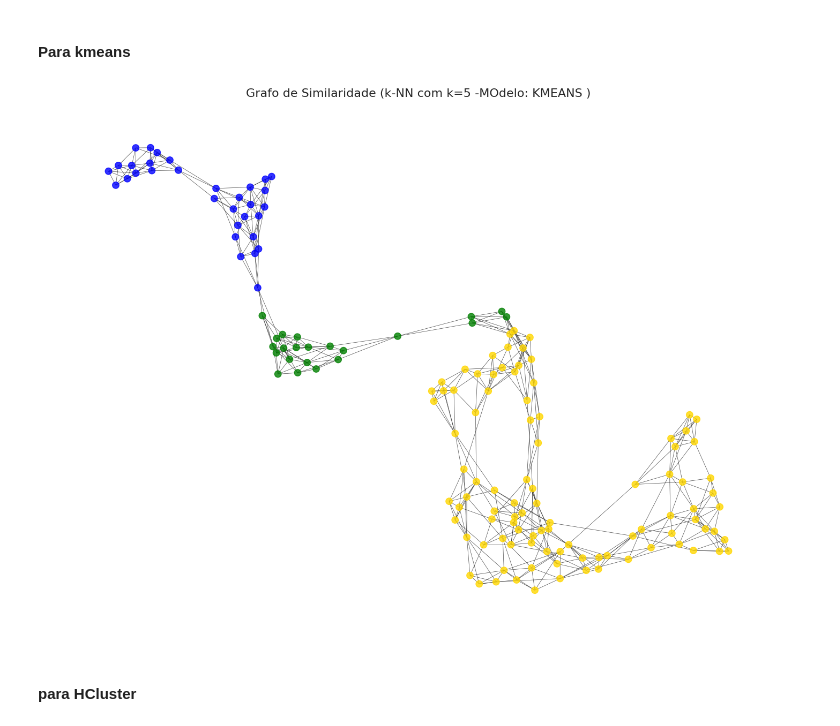
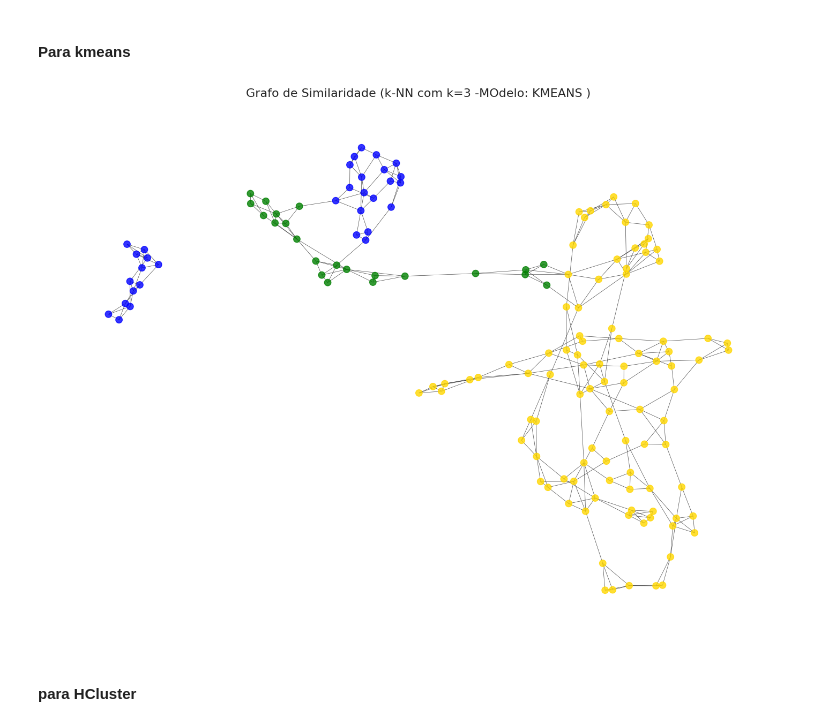
Before and after one commit to alessandropessoa/ciencia-de-Dados, a Jupyter notebook: 0001-apcb-clustering-2.ipynb, the cells around one changed output. Cells and saved outputs as stored; diff of their text form; code cells hidden in the pictures.

```diff
--- a/0001-apcb-clustering-2.ipynb
+++ b/0001-apcb-clustering-2.ipynb
@@ -1561,9 +1591,9 @@ Projeção concluída.
 # %% [markdown]
 #### Para kmeans
 # %%
-plotar_grafo_similaridade(X_scaled, final_labels, n_vizinhos=5,modelo="KMEANS")
+plotar_grafo_similaridade(X_scaled, final_labels, n_vizinhos=3,modelo="KMEANS")
 # %% [output]
-[figure, old version]
+[figure, new version]
 # %% [markdown]
 #### para HCluster
 # %%
```
Also changed, not shown: parts of 20 cells of this notebook.
